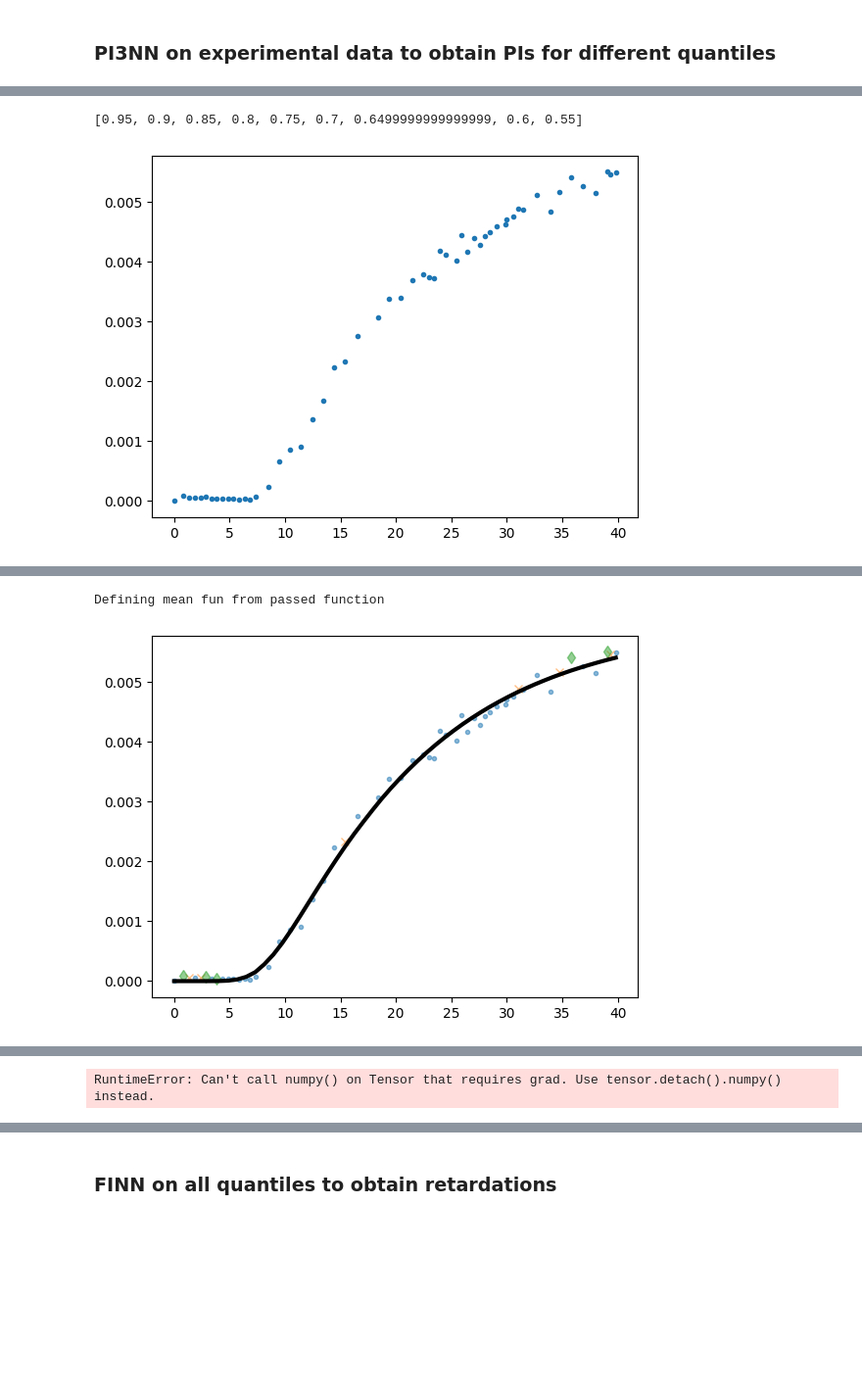
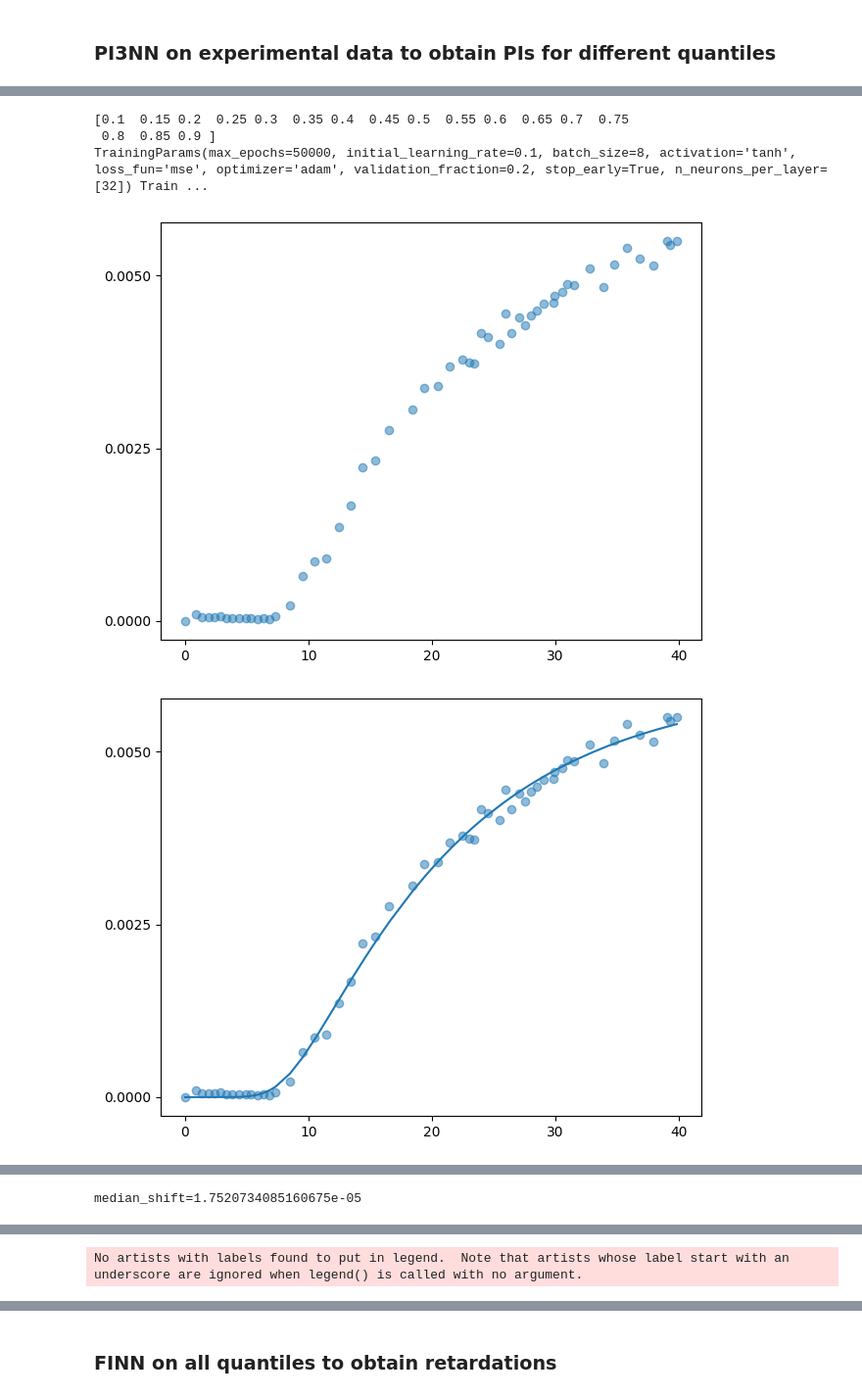
Before and after one commit to RiccardoFrenner/finn-nnpie, a Jupyter notebook: src/run_exp_quantiles.ipynb, the cells around one changed output, grey strips where cells are left out. Shown at 98% size. Drawn from its saved outputs; the diff is of its cells as text; code cells hidden in the pictures; blank space fills up the shorter version.

```diff
--- a/src/run_exp_quantiles.ipynb
+++ b/src/run_exp_quantiles.ipynb
@@ -79,30 +59,34 @@ np.interp(np.random.uniform(size=(10, 1)), np.random.uniform(size=(15, )), np.ra
 # %%
 p3inn_core2_dir = p3inn.P3innDir(pi3nn_root / "core2")
-shutil.rmtree(p3inn_core2_dir.path.absolute())
-p3inn_core2_dir = p3inn.P3innDir(pi3nn_root / "core2")
+# shutil.rmtree(p3inn_core2_dir.path.absolute())
+# p3inn_core2_dir = p3inn.P3innDir(pi3nn_root / "core2")
 p3inn_core2_dir.x_data.save(data_core2_df["time"].to_numpy().reshape(-1, 1))
 p3inn_core2_dir.y_data.save(data_core2_df["c_diss"].to_numpy().reshape(-1, 1))
 
-quantiles = [1.0 - 0.05 * i for i in range(1, 10)]
+quantiles = np.linspace(0.1, 0.9, 17, endpoint=True)
 print(quantiles)
 
-core2_dir = lib.FinnDir(Path("../data_out/finn/core2"))
-fp = np.load(core2_dir.get_data_pred_path(core2_dir.best_epoch))
-xp = np.load(core2_dir.t_train_path)
+finn_core2_dir = lib.FinnDir(Path("../data_out/finn/core2"))
+fp = np.load(finn_core2_dir.get_data_pred_path(finn_core2_dir.best_epoch))
+xp = np.load(finn_core2_dir.t_train_path)
+
 
 def net_mean(x):
     y = np.interp(x, xp, fp).reshape(-1, 1)
     return y
 
+
 p3inn.pi3nn_compute_PI_and_mean(
     out_dir=p3inn_core2_dir.path,
-    quantiles=quantiles,
+    quantiles=quantiles.tolist(),
     visualize=True,
     passed_net_mean=net_mean,
     # max_iter=10000,
     load_from_dir=True,
 )
-raise ValueError("")
 # %% [output]
-[0.95, 0.9, 0.85, 0.8, 0.75, 0.7, 0.6499999999999999, 0.6, 0.55]
+[0.1  0.15 0.2  0.25 0.3  0.35 0.4  0.45 0.5  0.55 0.6  0.65 0.7  0.75
+ 0.8  0.85 0.9 ]
+TrainingParams(max_epochs=50000, initial_learning_rate=0.1, batch_size=8, activation='tanh', loss_fun='mse', optimizer='adam', validation_fraction=0.2, stop_early=True, n_neurons_per_layer=[32]) Train ...
-[figure, old version]
+[figure, new version]
+[figure, new version]
@@ -109,2 +94 @@ raise ValueError("")
-Defining mean fun from passed function
+median_shift=1.7520734085160675e-05
-[figure, old version]
@@ -128 +98 @@ Before network call
-RuntimeError: Can't call numpy() on Tensor that requires grad. Use tensor.detach().numpy() instead.
+No artists with labels found to put in legend.  Note that artists whose label start with an underscore are ignored when legend() is called with no argument.
```
Also changed, not shown: parts of 7 cells of this notebook, 1 other file.
